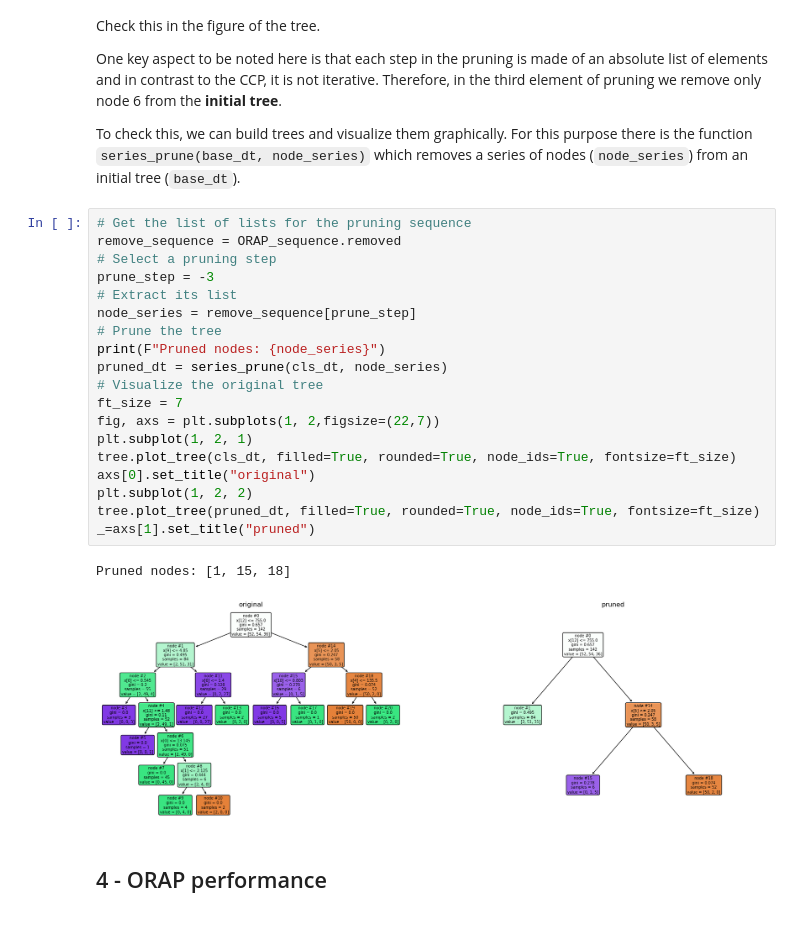
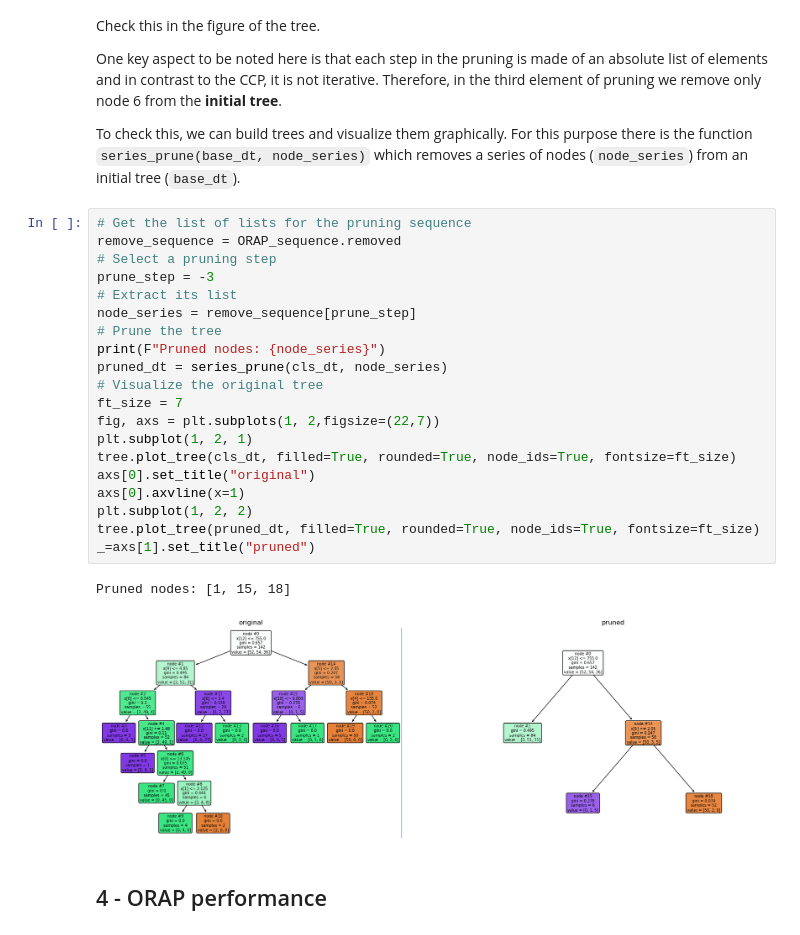
Before and after one commit to masoudinejad/dt_pruning, a Jupyter notebook: orap.ipynb, the cells around one changed output. Cells and saved outputs as stored; diff of their text form.

```diff
--- a/orap.ipynb
+++ b/orap.ipynb
@@ -227,25 +227,26 @@ For this purpose there is the function `series_prune(base_dt, node_series)` whic
 # %%
 # Get the list of lists for the pruning sequence
 remove_sequence = ORAP_sequence.removed
 # Select a pruning step
 prune_step = -3
 # Extract its list
 node_series = remove_sequence[prune_step]
 # Prune the tree
 print(F"Pruned nodes: {node_series}")
 pruned_dt = series_prune(cls_dt, node_series)
 # Visualize the original tree
 ft_size = 7
 fig, axs = plt.subplots(1, 2,figsize=(22,7))
 plt.subplot(1, 2, 1)
 tree.plot_tree(cls_dt, filled=True, rounded=True, node_ids=True, fontsize=ft_size)
 axs[0].set_title("original")
+axs[0].axvline(x=1)
 plt.subplot(1, 2, 2)
 tree.plot_tree(pruned_dt, filled=True, rounded=True, node_ids=True, fontsize=ft_size)
 _=axs[1].set_title("pruned")
 # %% [output]
 Pruned nodes: [1, 15, 18]
-[figure, old version]
+[figure, new version]
 # %% [markdown]
 <a name="4"></a>
 ## 4 - ORAP performance
```
Also changed, not shown: parts of 2 cells of this notebook, 1 other file.
